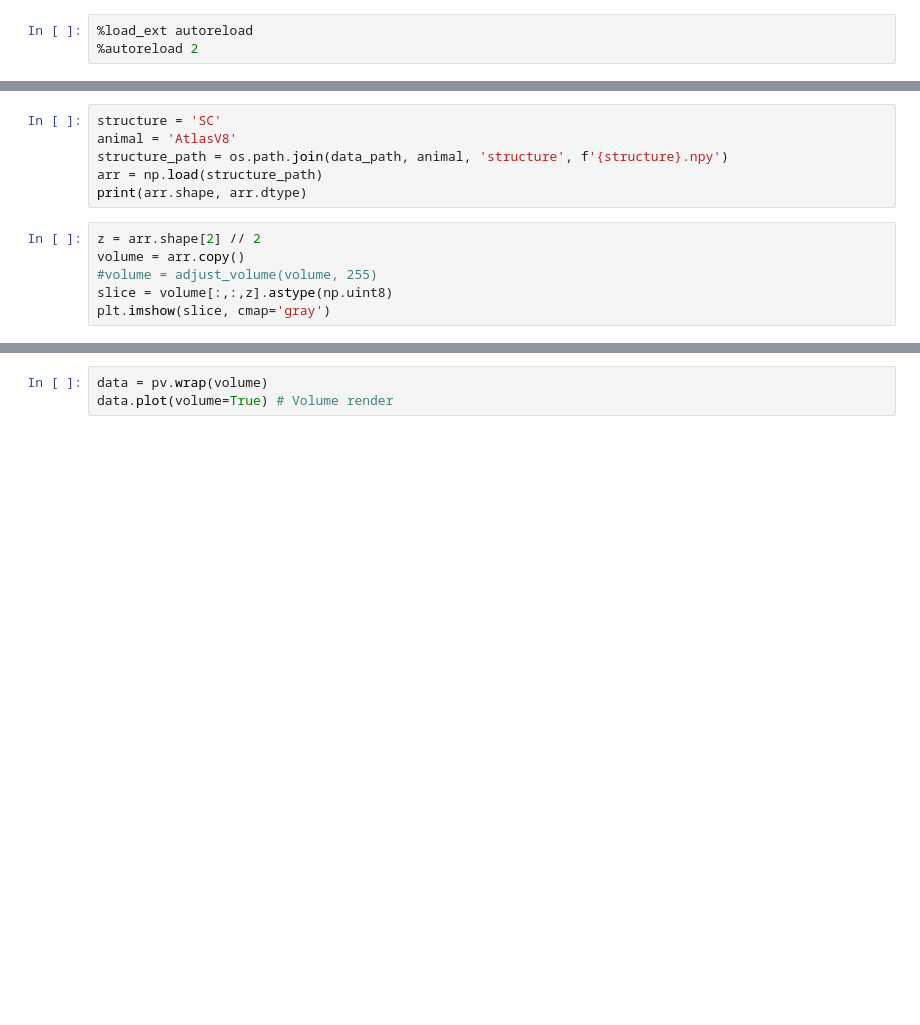
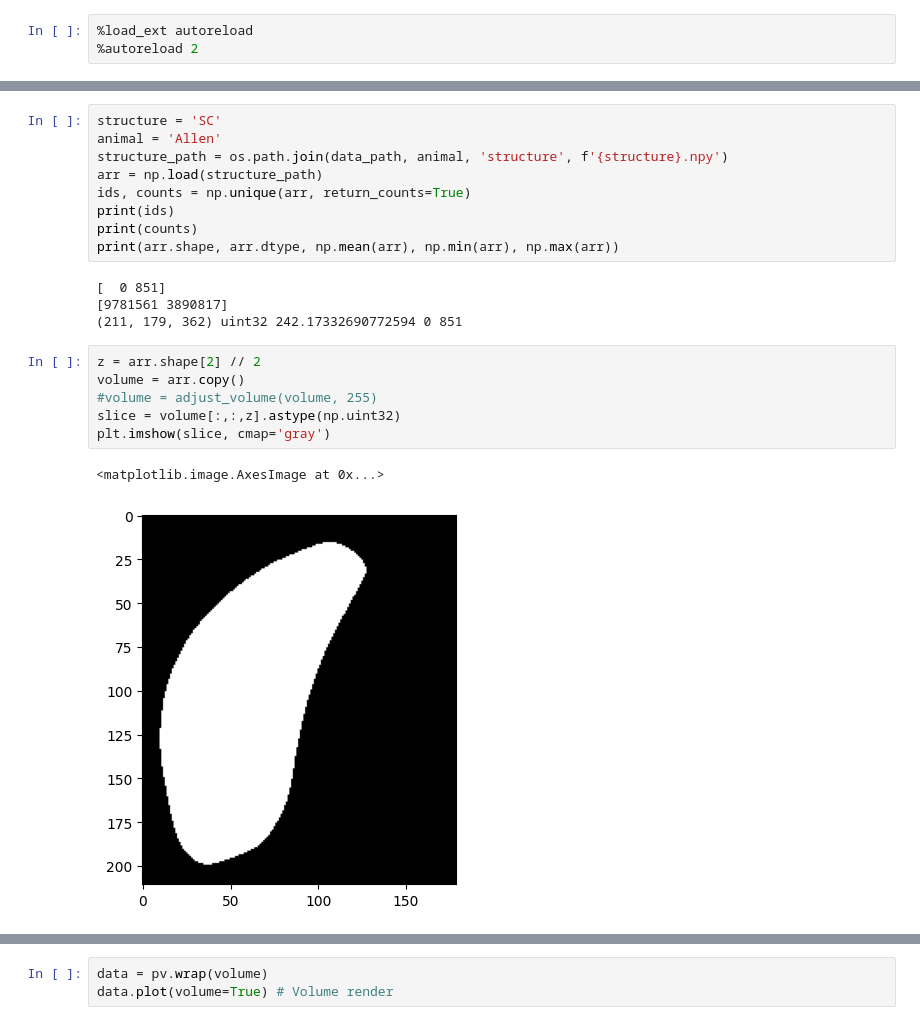
Before and after one commit to BrainSharer/pipeline, a Jupyter notebook: src/atlas/notebooks/view_volumes.ipynb, the cells around one changed output, grey strips where cells are left out. Saved outputs shown, nothing was run; the diff lists cells and outputs as text; blank space fills up the shorter version.

Commit message:
Updating create atlas

```diff
--- a/src/atlas/notebooks/view_volumes.ipynb
+++ b/src/atlas/notebooks/view_volumes.ipynb
@@ -94,16 +127,26 @@ def get_evenly_spaced_vertices(mask, num_points):
     return vertices
 # %%
 structure = 'SC'
-animal = 'AtlasV8'
+animal = 'Allen'
 structure_path = os.path.join(data_path, animal, 'structure', f'{structure}.npy')
 arr = np.load(structure_path)
-print(arr.shape, arr.dtype)
+ids, counts = np.unique(arr, return_counts=True)
+print(ids)
+print(counts)
+print(arr.shape, arr.dtype, np.mean(arr), np.min(arr), np.max(arr))
+# %% [output]
+[  0 851]
+[9781561 3890817]
+(211, 179, 362) uint32 242.17332690772594 0 851
 # %%
 z = arr.shape[2] // 2
 volume = arr.copy()
 #volume = adjust_volume(volume, 255)
-slice = volume[:,:,z].astype(np.uint8)
+slice = volume[:,:,z].astype(np.uint32)
 plt.imshow(slice, cmap='gray')
+# %% [output]
+<matplotlib.image.AxesImage at 0x...>
+[figure, added]
 # %%
 #n, nl, vertices = get_outer_edge_vertices(slice)
 vertices = get_evenly_spaced_vertices(slice, 20)
```
Also changed, not shown: parts of 6 cells of this notebook, 6 other files.
